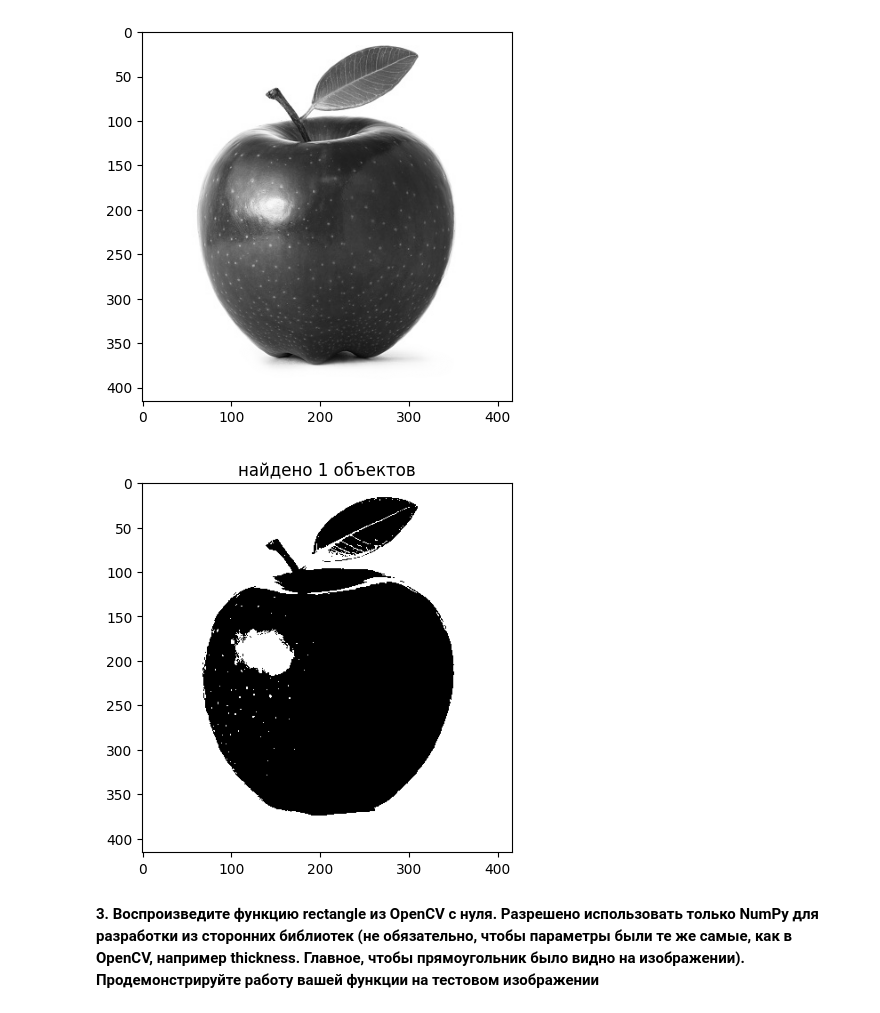
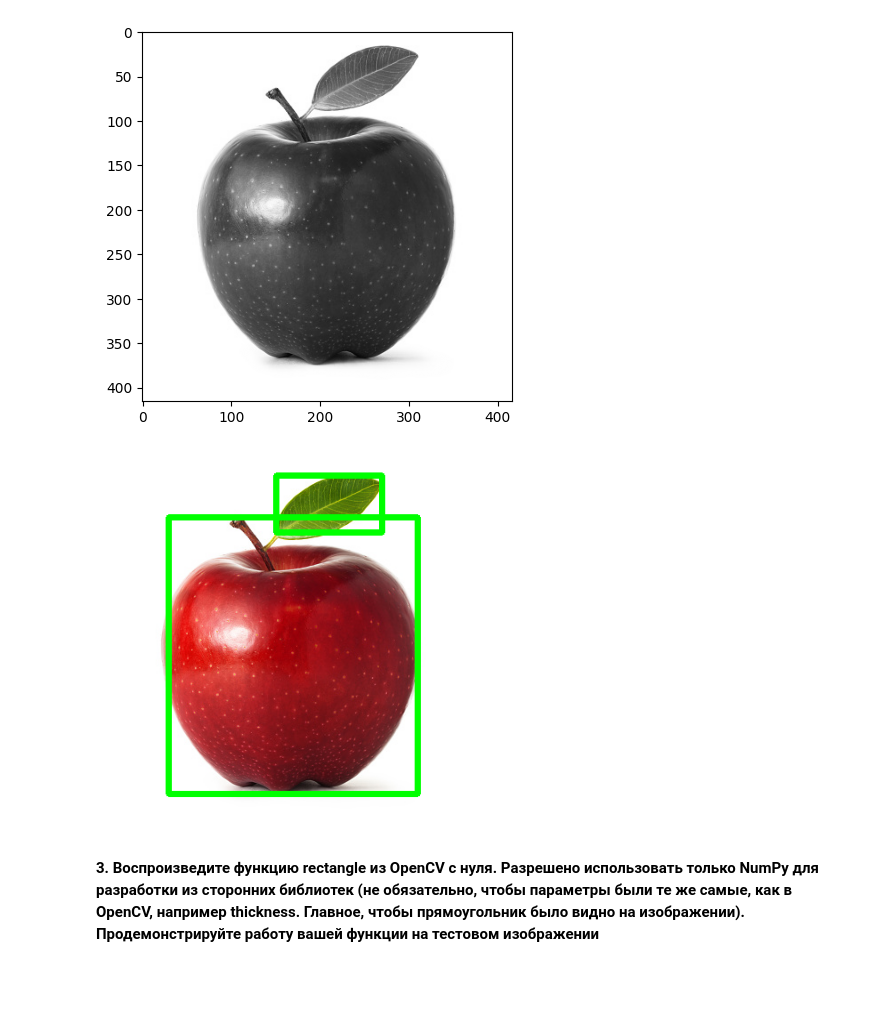
Before and after one commit to Nikkqr/cv-homework, a Jupyter notebook: hw1.ipynb, the cells around one changed output. Drawn from its saved outputs; the diff is of its cells as text; code cells hidden in the pictures; blank space fills up the shorter version.

```diff
--- a/hw1.ipynb
+++ b/hw1.ipynb
@@ -118,18 +118,22 @@ plt.imshow(img_gr, cmap='gray')
 <matplotlib.image.AxesImage at 0x...>
 [figure]
 # %%
-_, thresh = cv2.threshold(img_gr, 140, 255, cv2.THRESH_BINARY)
+_, thresh = cv2.threshold(img_gr, 120, 255, cv2.THRESH_BINARY_INV)
 # %%
 contours, _ = cv2.findContours(thresh, cv2.RETR_EXTERNAL, cv2.CHAIN_APPROX_SIMPLE)
-# %%
-img_thresh = cv2.cvtColor(thresh, cv2.COLOR_GRAY2RGB)
-#cv2.drawContours(img_thresh, contours, -1, (0, 255, 0), 2)
-
-plt.imshow(img_threshhh)
-plt.title(f'найдено {len(contours)} объектов')
-plt.show()
-# %% [output]
-[figure, removed]
+# %%
+for cnt in contours:
+    if cv2.contourArea(cnt) > 500:
+        x, y, w, h = cv2.boundingRect(cnt)
+        cv2.rectangle(img, (x, y), (x + w, y + h), (0, 255, 0), 5)
+
+img_rgb = cv2.cvtColor(img, cv2.COLOR_BGR2RGB)
+
+plt.imshow(img_rgb)
+plt.axis('off')
+plt.show()
+# %% [output]
+[figure, added]
 # %% [markdown]
 **3. Воспроизведите функцию rectangle из OpenCV с нуля. Разрешено использовать только NumPy для разработки из сторонних библиотек (не обязательно, чтобы параметры были те же самые, как в OpenCV, например thickness. Главное, чтобы прямоугольник было видно на изображении). Продемонстрируйте работу вашей функции на тестовом изображении**
 # %%
```
